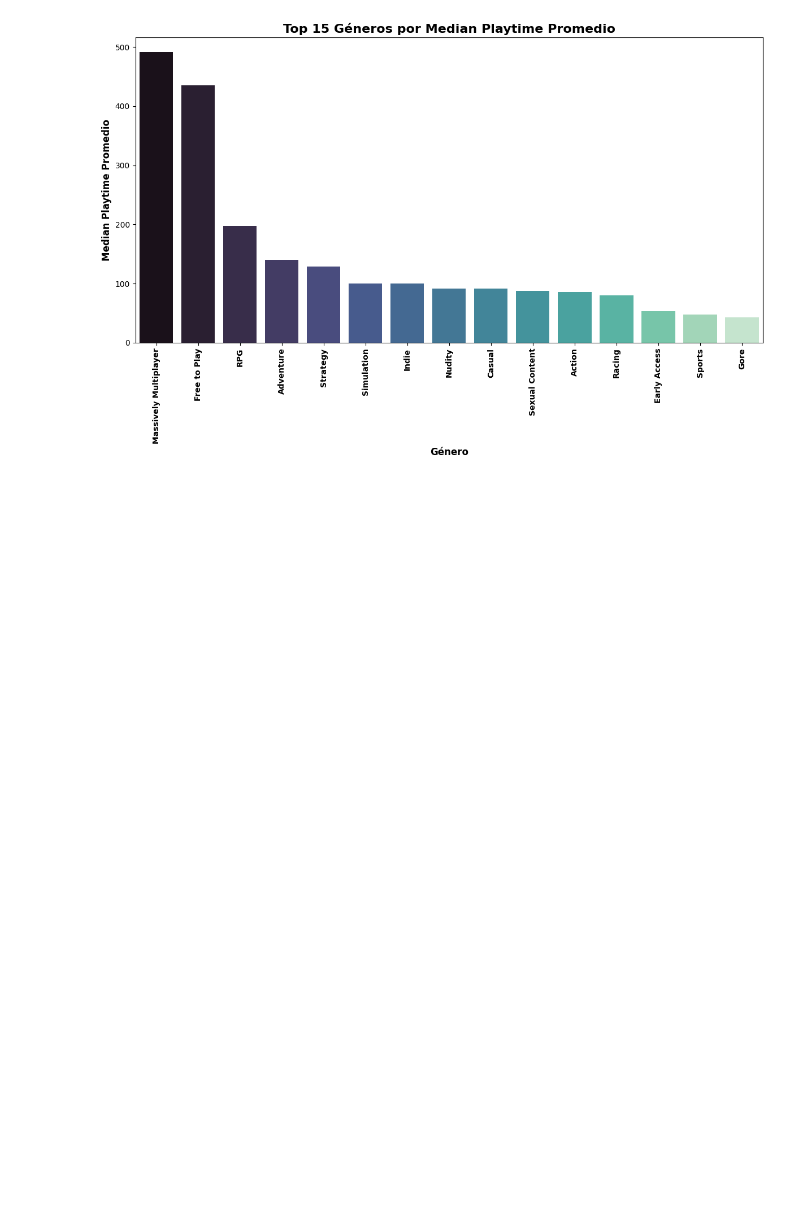
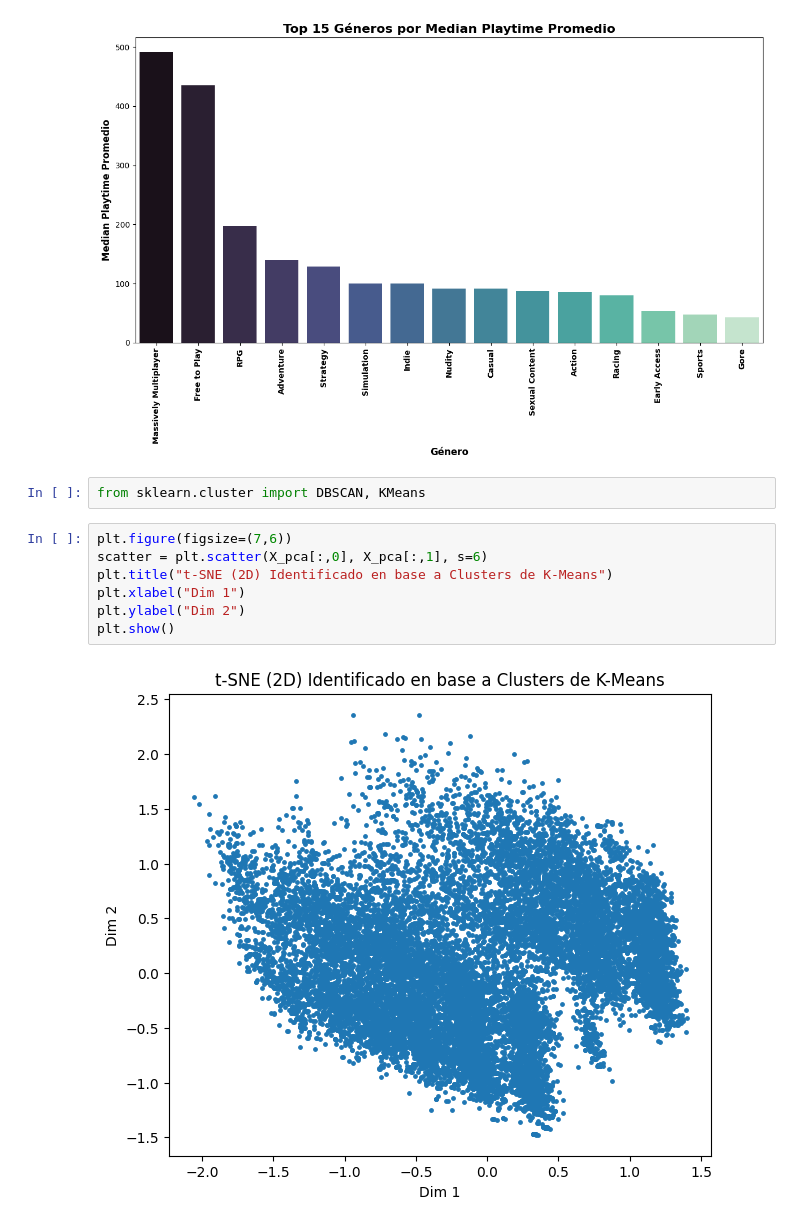
Before and after one commit to Checho-ramirijaz2014/proyecto_min, a Jupyter notebook: data_handler.ipynb, the cells around one changed output. Drawn from its saved outputs; the diff is of its cells as text; blank space fills up the shorter version.

Commit message:
algunos modelos o intentos de clustering

```diff
--- a/data_handler.ipynb
+++ b/data_handler.ipynb
@@ -470,3 +480,14 @@ Passing `palette` without assigning `hue` is deprecated and will be removed in v
 
   sns.barplot(x=top_generos.index, y=top_generos.values, palette='mako')
 [figure]
+# %%
+from sklearn.cluster import DBSCAN, KMeans
+# %%
+plt.figure(figsize=(7,6))
+scatter = plt.scatter(X_pca[:,0], X_pca[:,1], s=6)
+plt.title("t-SNE (2D) Identificado en base a Clusters de K-Means")
+plt.xlabel("Dim 1")
+plt.ylabel("Dim 2")
+plt.show()
+# %% [output]
+[figure, added]
```
Also changed, not shown: parts of 22 cells of this notebook.
